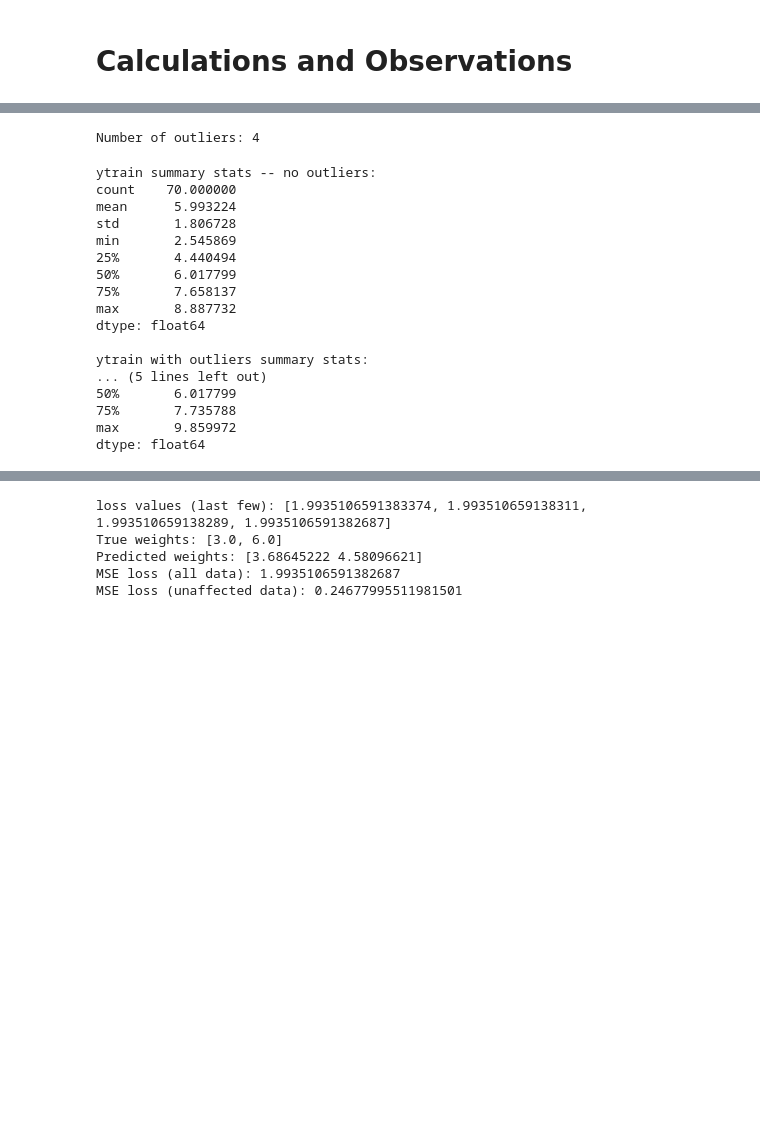
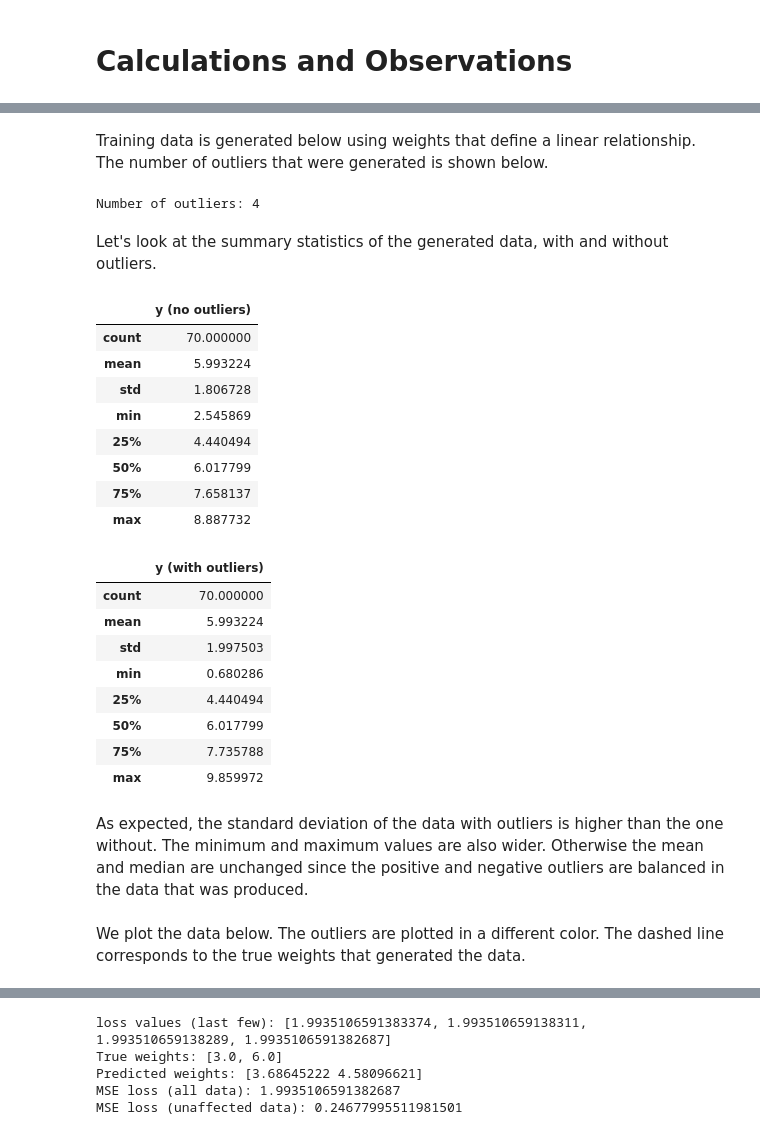
Before and after one commit to jraman/tds-submissions, a Jupyter notebook: src/basics-ml/hw2_huber_loss.ipynb, the cells around one changed output, grey strips where cells are left out. Saved outputs shown, nothing was run; the diff lists cells and outputs as text; code cells hidden in the pictures; blank space fills up the shorter version.

```diff
--- a/src/basics-ml/hw2_huber_loss.ipynb
+++ b/src/basics-ml/hw2_huber_loss.ipynb
@@ -65,6 +126,6 @@ Loading BokehJS ...
 # %%
 # Function to generate `y` given `x` and a set of weights.
-def linear_function(weights, x):
+def polynomial_function(weights, x):
     '''
     weights = [a0, a1, a2, ...]
     output = a0 + a1 * x + a2 * x ** 2 + ...
@@ -78,10 +139,10 @@ def linear_function(weights, x):
         xn = xn * x
     return out
 
-def test_linear_function():
+def test_polynomial_function():
     x1 = 3.1415
     tmp1 = 4 + 3.2 * x1 + 2.1 * x1 * x1 + 8.53 * x1 * x1 * x1
-    assert linear_function([6.24, 4.14], x1) == 6.24 + 4.14 * x1
-    assert linear_function([4, 3.2, 2.1, 8.53], x1) == tmp1
-    assert all(linear_function([4, 3.2, 2.1, 8.53], [x1, x1]) == np.array([tmp1, tmp1]))
-test_linear_function()
+    assert polynomial_function([6.24, 4.14], x1) == 6.24 + 4.14 * x1
+    assert polynomial_function([4, 3.2, 2.1, 8.53], x1) == tmp1
+    assert all(polynomial_function([4, 3.2, 2.1, 8.53], [x1, x1]) == np.array([tmp1, tmp1]))
+test_polynomial_function()
@@ -95,5 +158,5 @@ def gen_training_data(wt_true, npoints=50, gauss_noise_sd=0.4, binomp={'p': 0.03
     ntrials = 1
     outlier_noise = binomial(ntrials, binomp['p'], size=npoints) - binomial(ntrials, binomp['p'], size=npoints)
     outlier_noise = outlier_noise * binomp['mag']
-    ytrain = linear_function(wt_true, xtrain) + gauss_noise_sd * np.random.randn(npoints)
+    ytrain = polynomial_function(wt_true, xtrain) + gauss_noise_sd * np.random.randn(npoints)
     return xtrain, ytrain, outlier_noise
@@ -159,34 +233,41 @@ def train(xtrain, ytrain, nweights, update_func, niter, learning_rate=0.02,
     return weights, loss_values
+# %% [markdown]
+Training data is generated below using weights that define a linear relationship.  The number of outliers that were generated is shown below.
 # %%
 wt_true = [3.0, 6.0]
 xtrain, ytrain, outlier_noise = gen_training_data(wt_true, npoints=70)
 print('Number of outliers:', sum(np.where(outlier_noise, 1, 0)))
 # %% [output]
 Number of outliers: 4
+# %% [markdown]
+Let's look at the summary statistics of the generated data, with and without outliers.
 # %%
-print('ytrain summary stats -- no outliers:')
-print(pd.Series(ytrain).describe())
+display(pd.DataFrame({'y (no outliers)': ytrain}).describe())
 print()
-print('ytrain with outliers summary stats:')
-print(pd.Series(ytrain + outlier_noise).describe())
+display(pd.DataFrame({'y (with outliers)': ytrain + outlier_noise}).describe())
 # %% [output]
-ytrain summary stats -- no outliers:
-count    70.000000
-mean      5.993224
-std       1.806728
-min       2.545869
-25%       4.440494
-50%       6.017799
-75%       7.658137
-max       8.887732
-dtype: float64
-
-ytrain with outliers summary stats:
-... (5 lines left out)
-50%       6.017799
-75%       7.735788
-max       9.859972
-dtype: float64
+|  | y (no outliers) |
+| count | 70.000000 |
+| mean | 5.993224 |
+| std | 1.806728 |
+| min | 2.545869 |
+| 25% | 4.440494 |
+| 50% | 6.017799 |
+| 75% | 7.658137 |
+| max | 8.887732 |
+|  | y (with outliers) |
+| count | 70.000000 |
+| mean | 5.993224 |
+| std | 1.997503 |
+| min | 0.680286 |
+| 25% | 4.440494 |
+| 50% | 6.017799 |
+| 75% | 7.735788 |
+| max | 9.859972 |
+# %% [markdown]
+As expected, the standard deviation of the data with outliers is higher than the one without.  The minimum and maximum values are also wider.  Otherwise the mean and median are unchanged since the positive and negative outliers are balanced in the data that was produced.
+# %% [markdown]
+We plot the data below.  The outliers are plotted in a different color.  The dashed line corresponds to the true weights that generated the data.
 # %%
 p = bkp.figure(title='Training Data With Outliers', y_range=[-1, 11], width=600, height=400)
 xin, xout = xtrain[outlier_noise == 0], xtrain[outlier_noise != 0]
```
Also changed, not shown: parts of 56 cells of this notebook.
